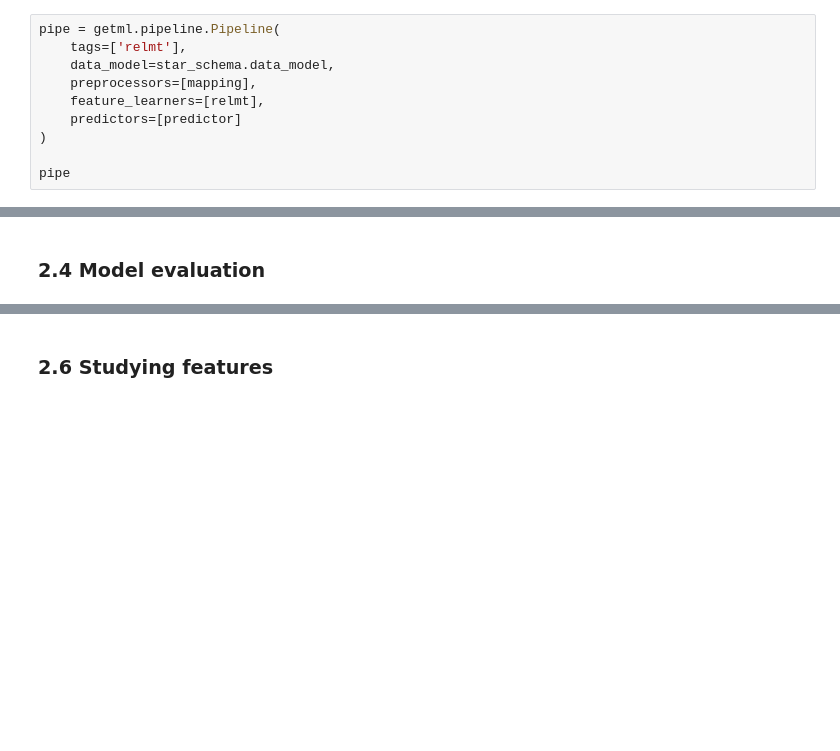
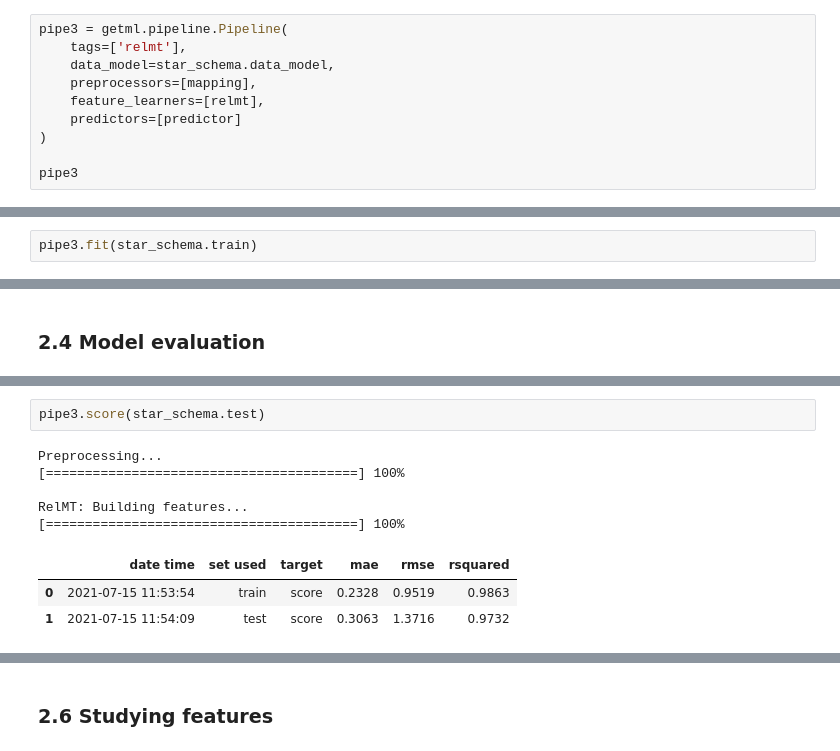
Before and after one commit to getml/getml-demo, a Jupyter notebook: sfscores.ipynb, the cells around one changed output, grey strips where cells are left out. Drawn from its saved outputs; the diff is of its cells as text; blank space fills up the shorter version.

```diff
--- a/sfscores.ipynb
+++ b/sfscores.ipynb
@@ -323,5 +361,5 @@ __Build the pipeline__
 # %%
-pipe = getml.pipeline.Pipeline(
+pipe3 = getml.pipeline.Pipeline(
     tags=['relmt'],
     data_model=star_schema.data_model,
     preprocessors=[mapping],
@@ -329,7 +367,7 @@ pipe = getml.pipeline.Pipeline(
     predictors=[predictor]
 )
 
-pipe
+pipe3
 # %% [output]
 Pipeline(data_model='population',
          feature_learners=['RelMT'],
@@ -387,0 +499,2 @@ url: http://localhost:1709/#/getpipeline/sfscores/Wc7RPt/0/
+# %%
+pipe3.fit(star_schema.train)
@@ -400,0 +597,11 @@ RelMT: Building features...
+# %%
+pipe3.score(star_schema.test)
+# %% [output]
+Preprocessing...
+[========================================] 100%
+
+RelMT: Building features...
+[========================================] 100%
+|  | date time | set used | target | mae | rmse | rsquared |
+| 0 | 2021-07-15 11:53:54 | train | score | 0.2328 | 0.9519 | 0.9863 |
+| 1 | 2021-07-15 11:54:09 | test | score | 0.3063 | 1.3716 | 0.9732 |
```
Also changed, not shown: parts of 23 cells of this notebook.
